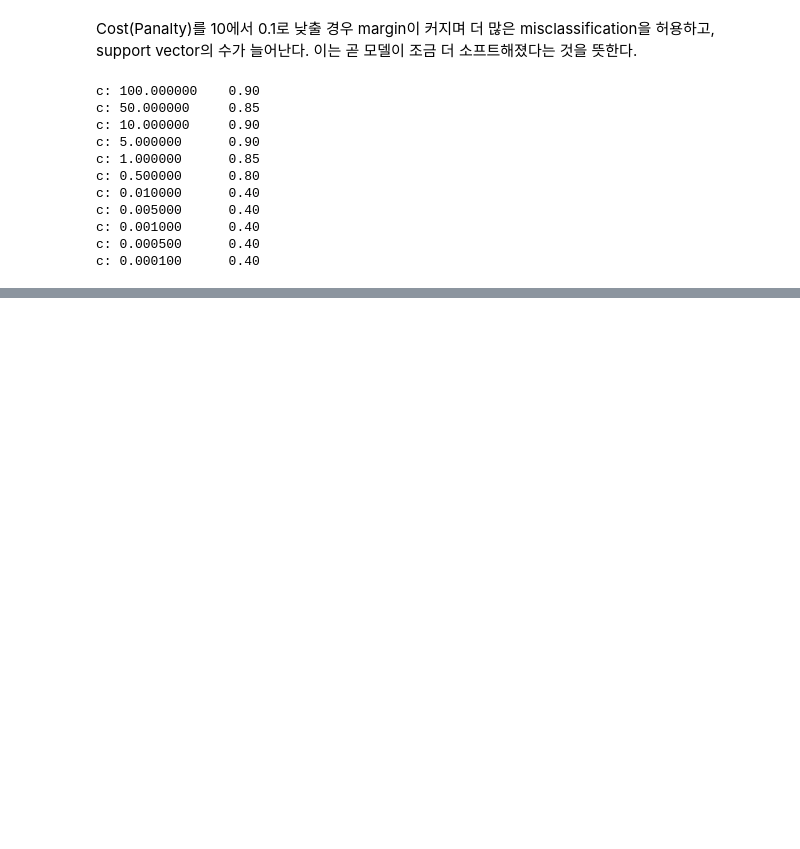
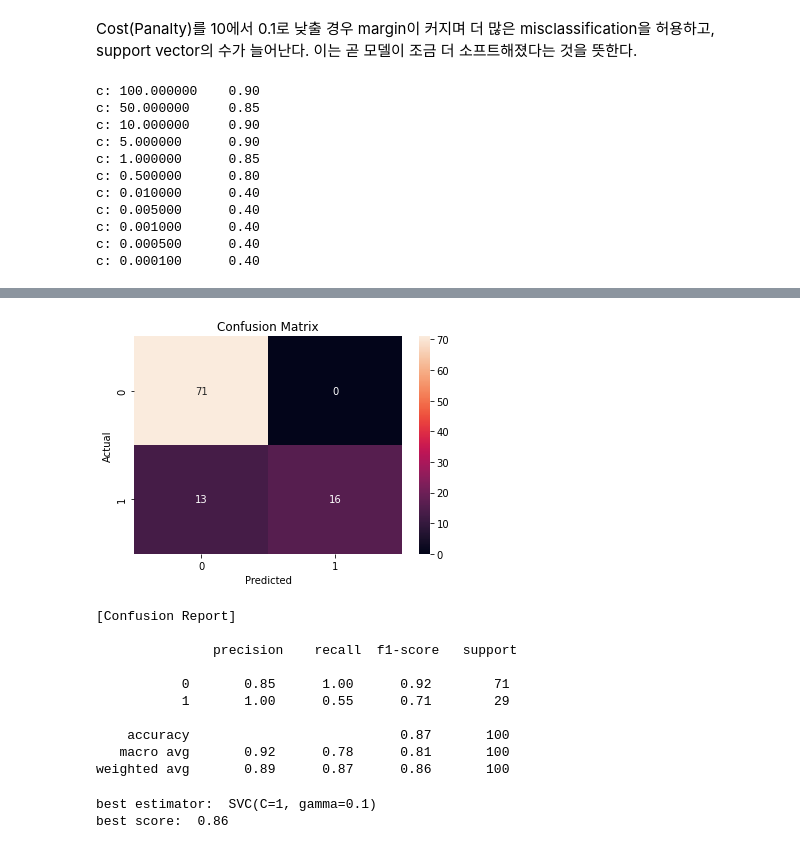
Before and after one commit to iss760/machine-learning, a Jupyter notebook: model/support_vector_machine.ipynb, the cells around one changed output, grey strips where cells are left out. Cells and saved outputs as stored; diff of their text form; code cells hidden in the pictures; blank space fills up the shorter version.

```diff
--- a/model/support_vector_machine.ipynb
+++ b/model/support_vector_machine.ipynb
@@ -240,0 +255,49 @@ c: 0.000100      0.40
+# %%
+# Confusion matrix 확인
+
+def get_confusion_mt(model, _X_test, _y_test):
+    y_pred = model.predict(_X_test)
+    confusion_mt = pd.crosstab(_y_test, y_pred,
+                               rownames=['Actual'],
+                               colnames=['Predicted'])
+    return confusion_mt
+
+def get_confusion_report(model, _X_test, _y_test):
+    y_pred = model.predict(_X_test)
+    return classification_report(_y_test, y_pred)
+
+# confusion matrix 산출
+confusion_mt = get_confusion_mt(rbf_svc, X_test, y_test)
+
+# confusion matrix 시각화
+fig = sns.heatmap(confusion_mt, annot=True, fmt='d')
+fig.set_title('Confusion Matrix')
+plt.show()
+
+# 여러 측정지표 확인
+print('\n[Confusion Report]\n\n', get_confusion_report(rbf_svc, X_test, y_test))
+# %% [output]
+[figure, added]
+[Confusion Report]
+
+               precision    recall  f1-score   support
+
+           0       0.85      1.00      0.92        71
+           1       1.00      0.55      0.71        29
+
+    accuracy                           0.87       100
+   macro avg       0.92      0.78      0.81       100
+weighted avg       0.89      0.87      0.86       100
+# %%
+# 최적의 C, gamma값 탐색
+parm_range = [{'gamma': [0.1, 0.5, 1, 2, 3],
+               'C': [0.01, 0.1, 1, 10, 100]}]
+
+# GridSearchCV(): 모델의 하이퍼파라미터를 순차적으로 입력해 학습 및 측정을 하여 가장 좋은 파라미터를 알려준다.
+clf_grid = GridSearchCV(SVC(kernel='rbf'), parm_range, cv=10, scoring='accuracy')
+clf_grid.fit(X_train, y_train)
+print('best estimator: ', clf_grid.best_estimator_)
+print('best score: ', round(clf_grid.best_score_, 2))
+# %% [output]
+best estimator:  SVC(C=1, gamma=0.1)
+best score:  0.86
```
Also changed, not shown: parts of 15 cells of this notebook.
